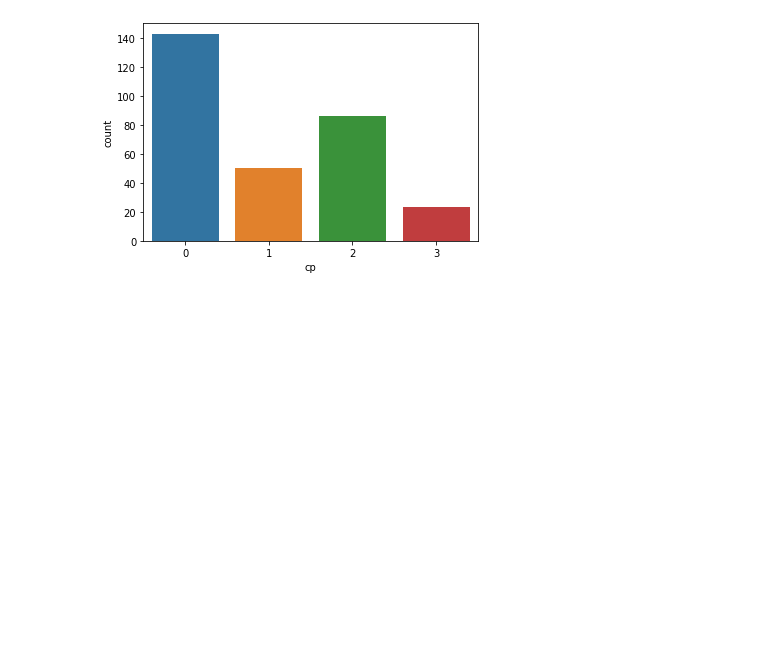
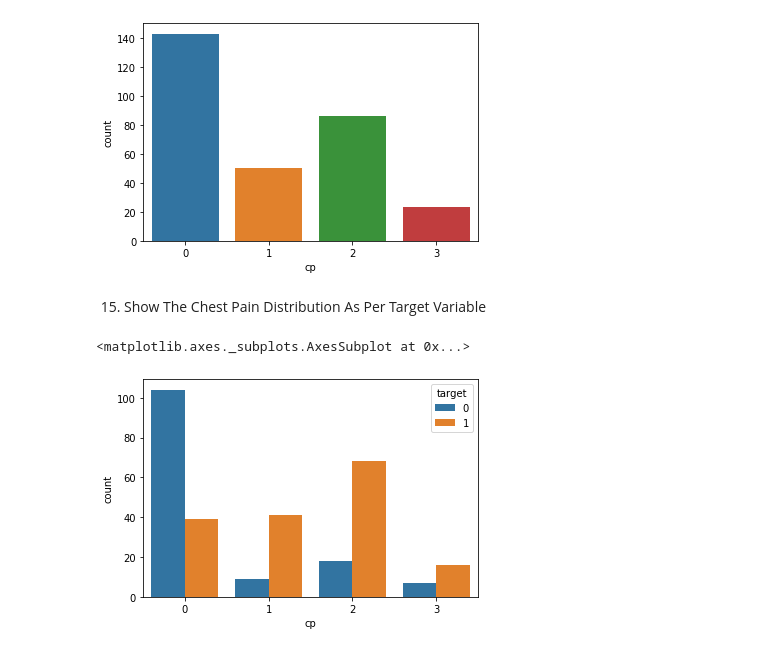
Before and after one commit to achmegantara/heart-analysis, a Jupyter notebook: heart.ipynb, the cells around one changed output. Saved outputs shown, nothing was run; the diff lists cells and outputs as text; code cells hidden in the pictures; blank space fills up the shorter version.

```diff
--- a/heart.ipynb
+++ b/heart.ipynb
@@ -214,3 +214,10 @@ sns.countplot(df['cp'])
 # %% [output]
 <matplotlib.axes._subplots.AxesSubplot at 0x...>
 [figure]
+# %% [markdown]
+15. Show The Chest Pain Distribution As Per Target Variable
+# %%
+sns.countplot(x='cp', hue='target', data=df)
+# %% [output]
+<matplotlib.axes._subplots.AxesSubplot at 0x...>
+[figure, added]
```
